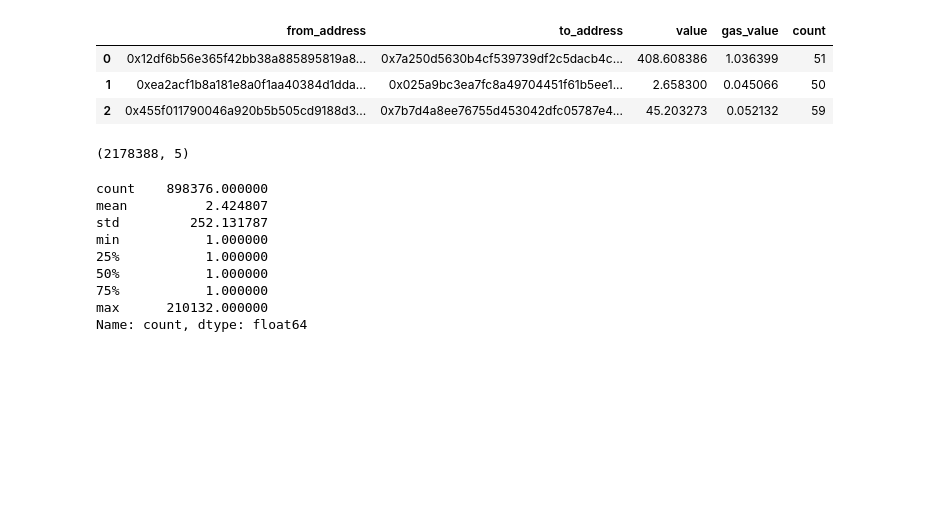
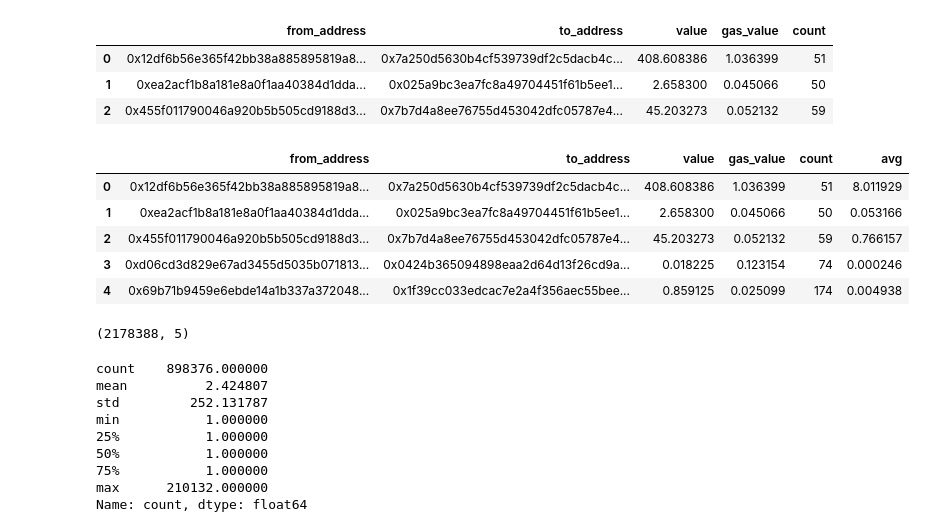
Before and after one commit to sheilafarrahi/thesis, a Jupyter notebook: prepare-data.ipynb, the cells around one changed output. Drawn from its saved outputs; the diff is of its cells as text; code cells hidden in the pictures; blank space fills up the shorter version.

```diff
--- a/prepare-data.ipynb
+++ b/prepare-data.ipynb
@@ -13,6 +13,16 @@ df.head(3)
 | 0 | 0x12df6b56e365f42bb38a885895819a8... | 0x7a250d5630b4cf539739df2c5dacb4c... | 408.608386 | 1.036399 | 51 |
 | 1 | 0xea2acf1b8a181e8a0f1aa40384d1dda... | 0x025a9bc3ea7fc8a49704451f61b5ee1... | 2.658300 | 0.045066 | 50 |
 | 2 | 0x455f011790046a920b5b505cd9188d3... | 0x7b7d4a8ee76755d453042dfc05787e4... | 45.203273 | 0.052132 | 59 |
+# %%
+df['avg'] = df['value']/df['count']
+df.head()
+# %% [output]
+|  | from_address | to_address | value | gas_value | count | avg |
+| 0 | 0x12df6b56e365f42bb38a885895819a8... | 0x7a250d5630b4cf539739df2c5dacb4c... | 408.608386 | 1.036399 | 51 | 8.011929 |
+| 1 | 0xea2acf1b8a181e8a0f1aa40384d1dda... | 0x025a9bc3ea7fc8a49704451f61b5ee1... | 2.658300 | 0.045066 | 50 | 0.053166 |
+| 2 | 0x455f011790046a920b5b505cd9188d3... | 0x7b7d4a8ee76755d453042dfc05787e4... | 45.203273 | 0.052132 | 59 | 0.766157 |
+| 3 | 0xd06cd3d829e67ad3455d5035b071813... | 0x0424b365094898eaa2d64d13f26cd9a... | 0.018225 | 0.123154 | 74 | 0.000246 |
+| 4 | 0x69b71b9459e6ebde14a1b337a372048... | 0x1f39cc033edcac7e2a4f356aec55bee... | 0.859125 | 0.025099 | 174 | 0.004938 |
 # %%
 df.shape
 # %% [output]
```
Also changed, not shown: 4 other files.
